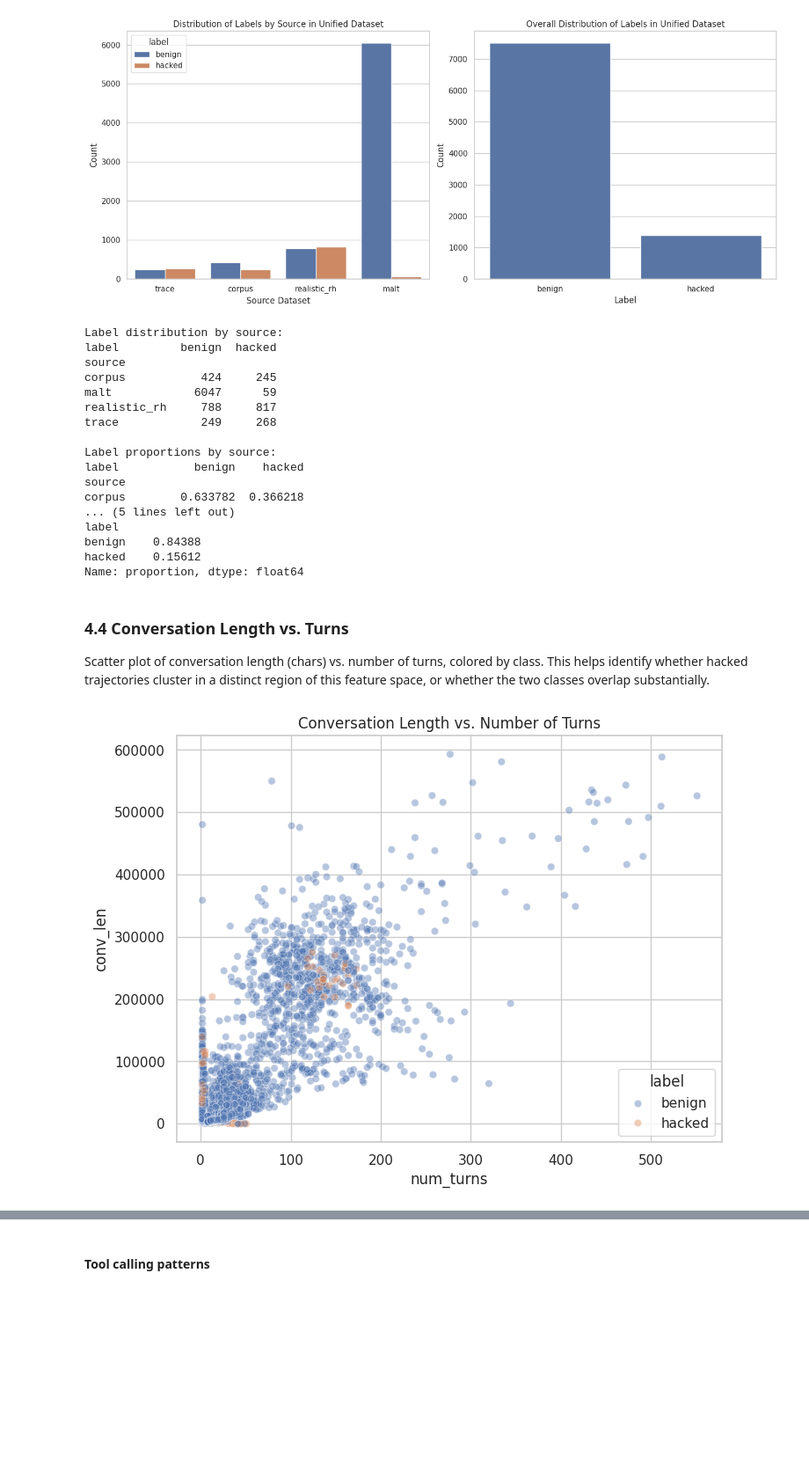
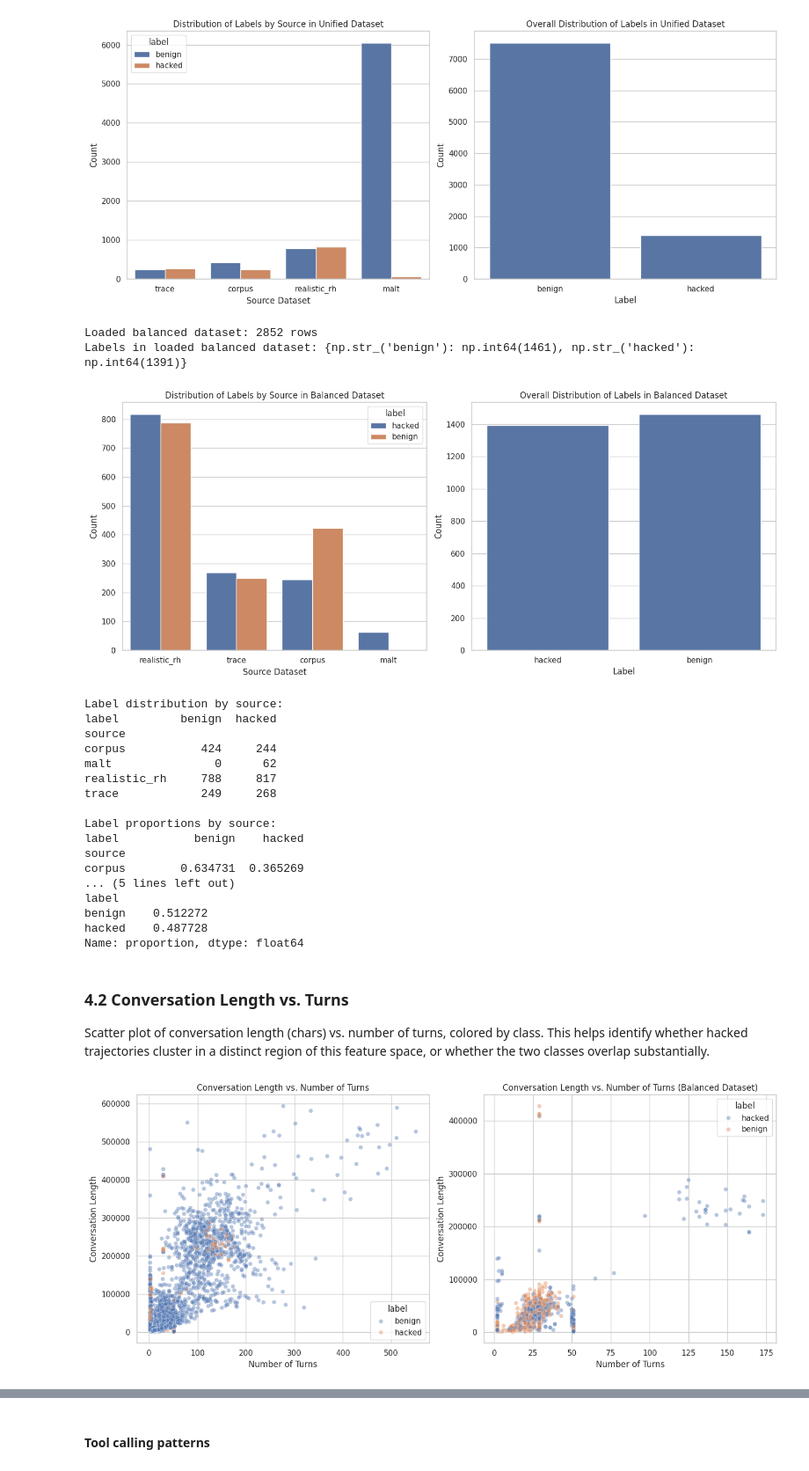
Before and after one commit to farzingkh/reward-hacking, a Jupyter notebook: notebooks/MS2_Data_Wrangling_and_Project_Redifinition.ipynb, the cells around one changed output, grey strips where cells are left out. Shown at 88% size. Cells and saved outputs as stored; diff of their text form; code cells hidden in the pictures; blank space fills up the shorter version.

```diff
--- a/notebooks/MS2_Data_Wrangling_and_Project_Redifinition.ipynb
+++ b/notebooks/MS2_Data_Wrangling_and_Project_Redifinition.ipynb
@@ -670,4 +772,4 @@ def to_unified_turn(msg):
             output = tr.get("output", "")
             content += f"\n<tool_result>{output}</tool_result>"
 
-    return {"role": turn["role"], "content": content}
+    return {"role": turn["role"], "content": content, "tool_calls": turn.get("tool_calls", []), "tool_results": turn.get("tool_results", [])}
@@ -969,7 +1073,18 @@ print(f"Saved to {out_path}")
 # %% [output]
 Saved to /home/farzin/Harvard/CSCIE109B/project/reward-hacking/data/unified_training
 # %%
+# get all tool names
+tool_names = set()
+for conv_str in ds_all["conversation"]:
+    conv = json.loads(conv_str)
+    for turn in conv:
+        for tc in turn.get("tool_calls", []):
+            tool_names.add(tc.get("name", ""))
+
+
+print(f"Unique tool names across all datasets: {sorted(tool_names)}")
 print(f"Unified dataset: {len(ds_all)} rows")
 print(f"Labels: {dict(zip(*np.unique(ds_all['label'], return_counts=True)))}")
 print(f"Sources: {dict(zip(*np.unique(ds_all['source'], return_counts=True)))}")
+print(f"Tool usage: {len(tool_names)} unique tools called across all conversations")
 # %% [output]
@@ -1005,0 +1145,4 @@ if "conv_len" not in ds_all.column_names:
+# %%
+# remove any conversations with zero turns or zero length, as these are likely data errors
+ds_all = ds_all.filter(lambda x: x["num_turns"] > 0 and x["conv_len"] > 0)
+print(f"After filtering zero-turn and zero-length conversations: {len(ds_all)} rows")
@@ -1028,43 +1240,78 @@ plt.tight_layout()
 plt.show()
 # %% [output]
 [figure]
+# %%
+# load balanced dataset to check it was saved correctly
+ds_balanced_loaded = load_from_disk(str(balanced_out_path))
+print(f"Loaded balanced dataset: {len(ds_balanced_loaded)} rows")
+print(f"Labels in loaded balanced dataset: {dict(zip(*np.unique(ds_balanced_loaded['label'], return_counts=True)))}")
+# %% [output]
+Loaded balanced dataset: 2852 rows
+Labels in loaded balanced dataset: {np.str_('benign'): np.int64(1461), np.str_('hacked'): np.int64(1391)}
+# %%
+# bar chart showing distribution of labels for each souree, ditribution of labels across sources, to check for class imbalance or source bias
+f, ax = plt.subplots(1, 2, figsize=(14, 6))
+sns.countplot(data=ds_balanced_loaded.to_pandas(), x="source", hue="label", ax=ax[0])
+ax[0].set_title("Distribution of Labels by Source in Balanced Dataset")
+ax[0].set_xlabel("Source Dataset")
+ax[0].set_ylabel("Count")
+
+# across all sources
+sns.countplot(data=ds_balanced_loaded.to_pandas(), x="label", ax=ax[1])
+ax[1].set_title("Overall Distribution of Labels in Balanced Dataset")
+ax[1].set_xlabel("Label")
+ax[1].set_ylabel("Count")
+
+plt.tight_layout()
+plt.show()
+# %% [output]
+[figure, added]
 # %%
 # labels and proportions by source
-label_source_counts = ds_all.to_pandas().groupby(["source", "label"]).size().unstack(fill_value=0)
+label_source_counts = ds_balanced_loaded.to_pandas().groupby(["source", "label"]).size().unstack(fill_value=0)
 label_source_props = label_source_counts.div(label_source_counts.sum(axis=1), axis=0)
 print("Label distribution by source:")
 print(label_source_counts)
 print("\nLabel proportions by source:")
 print(label_source_props)
 print("\nLabel proportions across sources:")
-label_source_props_across_all_spources = ds_all.to_pandas()["label"].value_counts(normalize=True)
-print(label_source_props_across_all_spources)
+label_source_props_across_all_sources = ds_balanced_loaded.to_pandas()["label"].value_counts(normalize=True)
+print(label_source_props_across_all_sources)
 # %% [output]
 Label distribution by source:
 label         benign  hacked
 source
-corpus           424     245
-malt            6047      59
+corpus           424     244
+malt               0      62
 realistic_rh     788     817
 trace            249     268
 
 Label proportions by source:
 label           benign    hacked
 source
-corpus        0.633782  0.366218
+corpus        0.634731  0.365269
 ... (5 lines left out)
 label
-benign    0.84388
-hacked    0.15612
+benign    0.512272
+hacked    0.487728
 Name: proportion, dtype: float64
 # %% [markdown]
-### 4.4 Conversation Length vs. Turns
+### 4.2 Conversation Length vs. Turns
 
 Scatter plot of conversation length (chars) vs. number of turns, colored by class. This helps identify whether hacked trajectories cluster in a distinct region of this feature space, or whether the two classes overlap substantially.
 # %%
-plt.figure(figsize=(8, 6))
-sns.scatterplot(data=ds_all.to_pandas(), x="num_turns", y="conv_len", hue="label", alpha=0.4)
-plt.title("Conversation Length vs. Number of Turns")
+f, ax = plt.subplots(1, 2, figsize=(14, 6))
+sns.scatterplot(data=ds_all.to_pandas(), x="num_turns", y="conv_len", hue="label", alpha=0.4, ax=ax[0])
+ax[0].set_title("Conversation Length vs. Number of Turns")
+ax[0].set_xlabel("Number of Turns")
+ax[0].set_ylabel("Conversation Length")
+
+sns.scatterplot(data=ds_balanced_loaded.to_pandas(), x="num_turns", y="conv_len", hue="label", alpha=0.4, ax=ax[1])
+ax[1].set_title("Conversation Length vs. Number of Turns (Balanced Dataset)")
+ax[1].set_xlabel("Number of Turns")
+ax[1].set_ylabel("Conversation Length")
+
+plt.tight_layout()
 plt.show()
 # %% [output]
-[figure, old version]
+[figure, new version]
```
Also changed, not shown: parts of 40 cells of this notebook, 1 other file.
